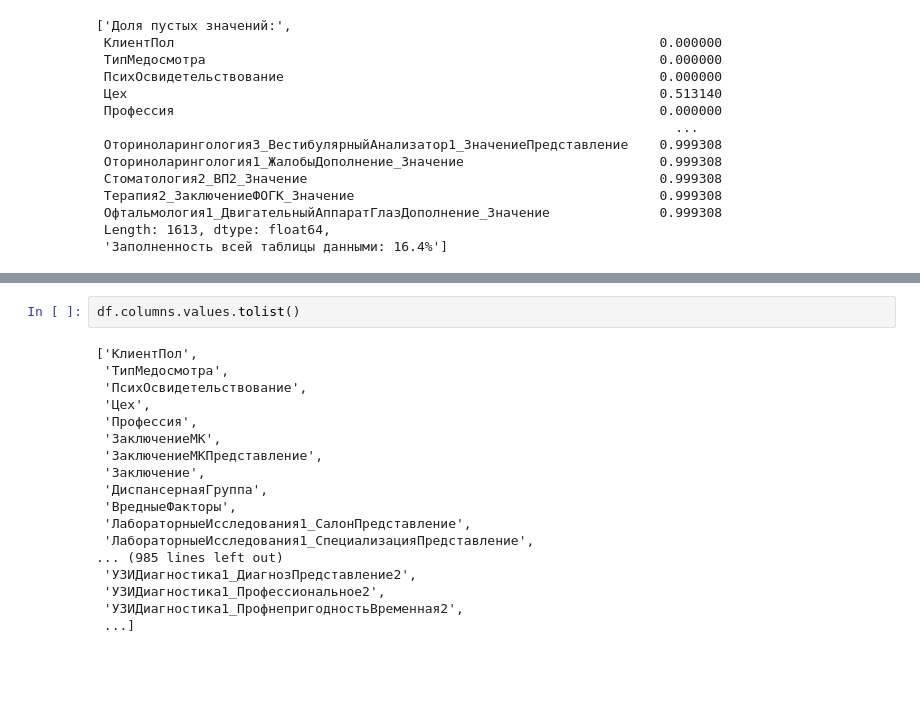
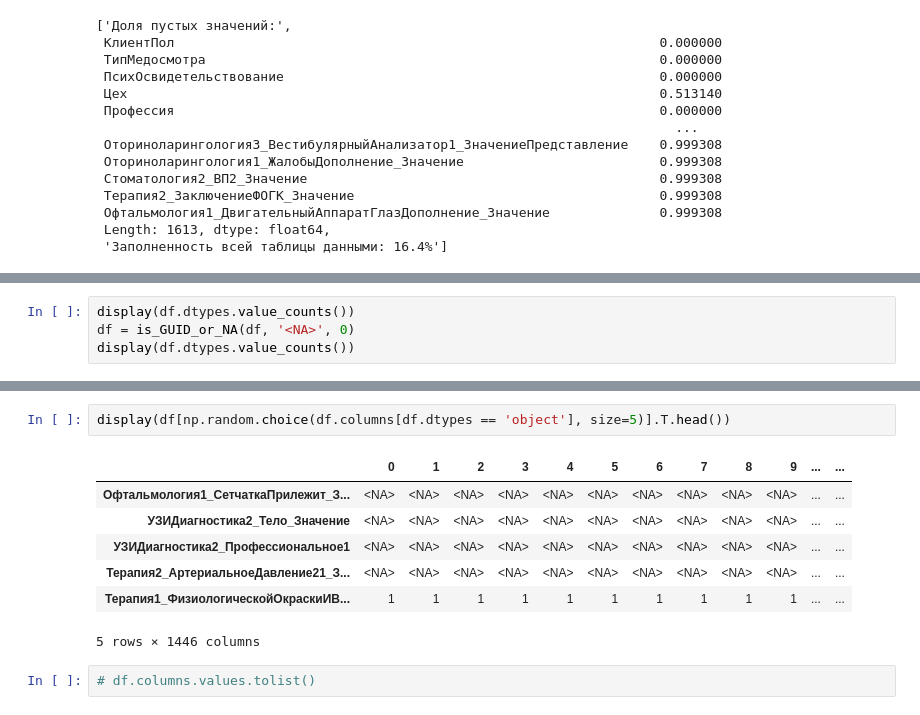
Before and after one commit to Untick/InspectrumClinic_RS_gr2, a Jupyter notebook: Yurkov Vladimir/Untitled0.ipynb, the cells around one changed output, grey strips where cells are left out. Saved outputs shown, nothing was run; the diff lists cells and outputs as text; blank space fills up the shorter version.

```diff
--- a/Yurkov Vladimir/Untitled0.ipynb
+++ b/Yurkov Vladimir/Untitled0.ipynb
@@ -427,0 +442,4 @@ dtype: int64
+# %%
+display(df.dtypes.value_counts())
+df = is_GUID_or_NA(df, '<NA>', 0)
+display(df.dtypes.value_counts())
@@ -428,20 +463,12 @@ dtype: int64
+# %%
+display(df[np.random.choice(df.columns[df.dtypes == 'object'], size=5)].T.head())
+# %% [output]
+|  | 0 | 1 | 2 | 3 | 4 | 5 | 6 | 7 | 8 | 9 | ... | ... |
+| Офтальмология1_СетчаткаПрилежит_З... | <NA> | <NA> | <NA> | <NA> | <NA> | <NA> | <NA> | <NA> | <NA> | <NA> | ... | ... |
+| УЗИДиагностика2_Тело_Значение | <NA> | <NA> | <NA> | <NA> | <NA> | <NA> | <NA> | <NA> | <NA> | <NA> | ... | ... |
+| УЗИДиагностика2_Профессиональное1 | <NA> | <NA> | <NA> | <NA> | <NA> | <NA> | <NA> | <NA> | <NA> | <NA> | ... | ... |
+| Терапия2_АртериальноеДавление21_З... | <NA> | <NA> | <NA> | <NA> | <NA> | <NA> | <NA> | <NA> | <NA> | <NA> | ... | ... |
+| Терапия1_ФизиологическойОкраскиИВ... | 1 | 1 | 1 | 1 | 1 | 1 | 1 | 1 | 1 | 1 | ... | ... |
+5 rows × 1446 columns
 # %%
-df.columns.values.tolist()
+# df.columns.values.tolist()
-# %% [output]
-['КлиентПол',
- 'ТипМедосмотра',
- 'ПсихОсвидетельствование',
- 'Цех',
- 'Профессия',
- 'ЗаключениеМК',
- 'ЗаключениеМКПредставление',
- 'Заключение',
- 'ДиспансернаяГруппа',
- 'ВредныеФакторы',
- 'ЛабораторныеИсследования1_СалонПредставление',
- 'ЛабораторныеИсследования1_СпециализацияПредставление',
-... (985 lines left out)
- 'УЗИДиагностика1_ДиагнозПредставление2',
- 'УЗИДиагностика1_Профессиональное2',
- 'УЗИДиагностика1_ПрофнепригодностьВременная2',
- ...]
```
Also changed, not shown: parts of 8 cells of this notebook.
